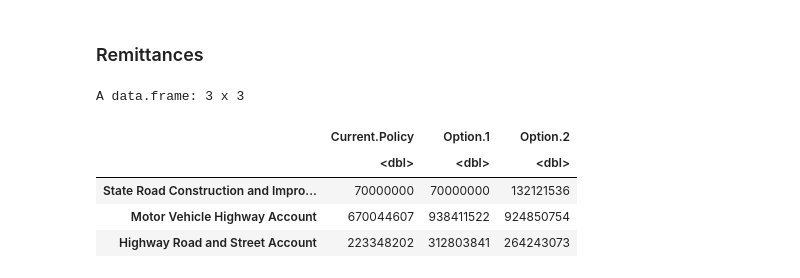
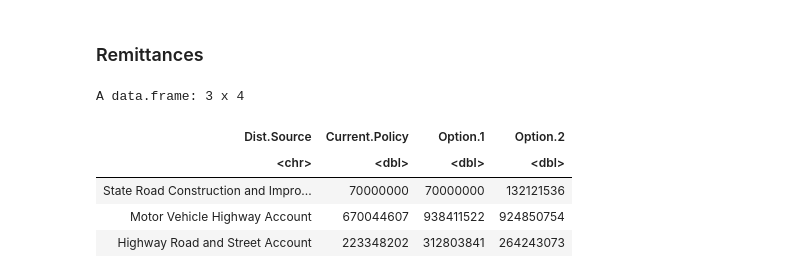
Before and after one commit to n-smalley/f606-Final-Project, a Jupyter notebook: analysis-r.ipynb, the cells around one changed output. Saved outputs shown, nothing was run; the diff lists cells and outputs as text; code cells hidden in the pictures.

```diff
--- a/analysis-r.ipynb
+++ b/analysis-r.ipynb
@@ -1173,14 +1190,16 @@ ggplot(v.suits) + theme +
 # %% [markdown]
 ### Remittances
 # %%
-data.frame(`Current Policy` = c(70000000,(gas.fc.ann$gas.rev[1]-70000000)*.75,(gas.fc.ann$gas.rev[1]-70000000)*.25),
+remit = data.frame(    `Dist Source` = c('State Road Construction and Improvement Fund','Motor Vehicle Highway Account','Highway Road and Street Account'),
+    `Current Policy` = c(70000000,(gas.fc.ann$gas.rev[1]-70000000)*.75,(gas.fc.ann$gas.rev[1]-70000000)*.25),
     `Option 1` = c(70000000,(vmt.fc1.year$rev[1]-70000000)*.75,(vmt.fc1.year$rev[1]-70000000)*.25),
-    `Option 2` = c(vmt.fc1.year$rev[1]*.10,vmt.fc1.year$rev[1]*.70,vmt.fc1.year$rev[1]*.20),
-    row.names = c('State Road Construction and Improvement Fund','Motor Vehicle Highway Account','Highway Road and Street Account'))
+    `Option 2` = c(vmt.fc1.year$rev[1]*.10,vmt.fc1.year$rev[1]*.70,vmt.fc1.year$rev[1]*.20))
-# %% [output]
-A data.frame: 3 x 3
-|  | Current.Policy | Option.1 | Option.2 |
-|  | <dbl> | <dbl> | <dbl> |
-| State Road Construction and Impro... | 70000000 | 70000000 | 132121536 |
-| Motor Vehicle Highway Account | 670044607 | 938411522 | 924850754 |
-| Highway Road and Street Account | 223348202 | 312803841 | 264243073 |
+# %%
+remit
+# %% [output]
+A data.frame: 3 x 4
+| Dist.Source | Current.Policy | Option.1 | Option.2 |
+| <chr> | <dbl> | <dbl> | <dbl> |
+| State Road Construction and Impro... | 70000000 | 70000000 | 132121536 |
+| Motor Vehicle Highway Account | 670044607 | 938411522 | 924850754 |
+| Highway Road and Street Account | 223348202 | 312803841 | 264243073 |
```
Also changed, not shown: parts of 14 cells of this notebook.
